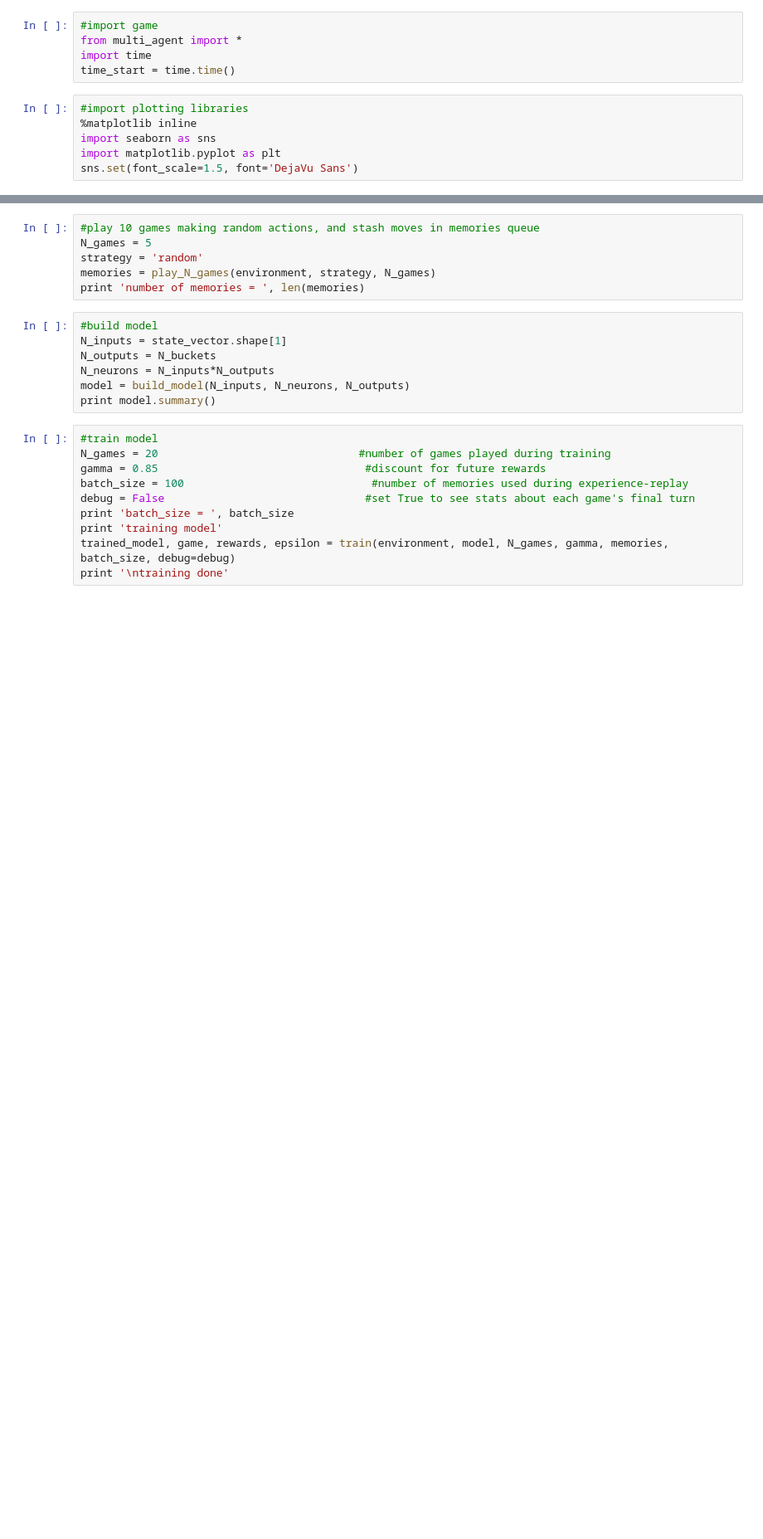
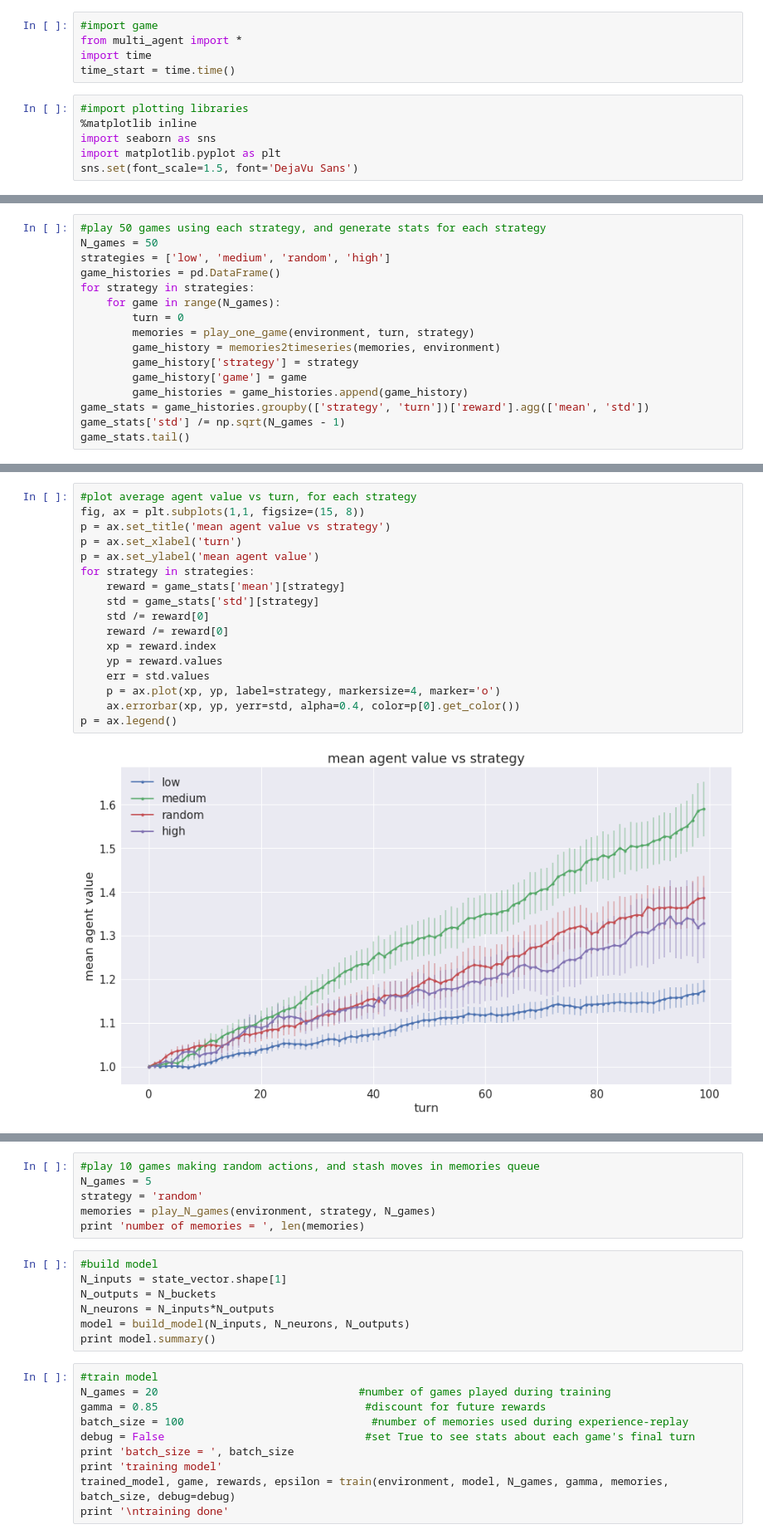
Before and after one commit to joehahn/multi-agent-explore, a Jupyter notebook: multi_agent.ipynb, the cells around one changed output, grey strips where cells are left out. Shown at 83% size. Cells and saved outputs as stored; diff of their text form; blank space fills up the shorter version.

```diff
--- a/multi_agent.ipynb
+++ b/multi_agent.ipynb
@@ -178,0 +190,16 @@ p = ax.legend()
+# %%
+#play 50 games using each strategy, and generate stats for each strategy
+N_games = 50
+strategies = ['low', 'medium', 'random', 'high']
+game_histories = pd.DataFrame()
+for strategy in strategies:
+    for game in range(N_games):
+        turn = 0
+        memories = play_one_game(environment, turn, strategy)
+        game_history = memories2timeseries(memories, environment)
+        game_history['strategy'] = strategy
+        game_history['game'] = game
+        game_histories = game_histories.append(game_history)
+game_stats = game_histories.groupby(['strategy', 'turn'])['reward'].agg(['mean', 'std'])
+game_stats['std'] /= np.sqrt(N_games - 1)
+game_stats.tail()
@@ -178,0 +214,19 @@ p = ax.legend()
+# %%
+#plot average agent value vs turn, for each strategy
+fig, ax = plt.subplots(1,1, figsize=(15, 8))
+p = ax.set_title('mean agent value vs strategy')
+p = ax.set_xlabel('turn')
+p = ax.set_ylabel('mean agent value')
+for strategy in strategies:
+    reward = game_stats['mean'][strategy]
+    std = game_stats['std'][strategy]
+    std /= reward[0]
+    reward /= reward[0]
+    xp = reward.index
+    yp = reward.values
+    err = std.values
+    p = ax.plot(xp, yp, label=strategy, markersize=4, marker='o')
+    ax.errorbar(xp, yp, yerr=std, alpha=0.4, color=p[0].get_color())
+p = ax.legend()
+# %% [output]
+[figure, added]
```
Also changed, not shown: parts of 10 cells of this notebook, 1 other file.
